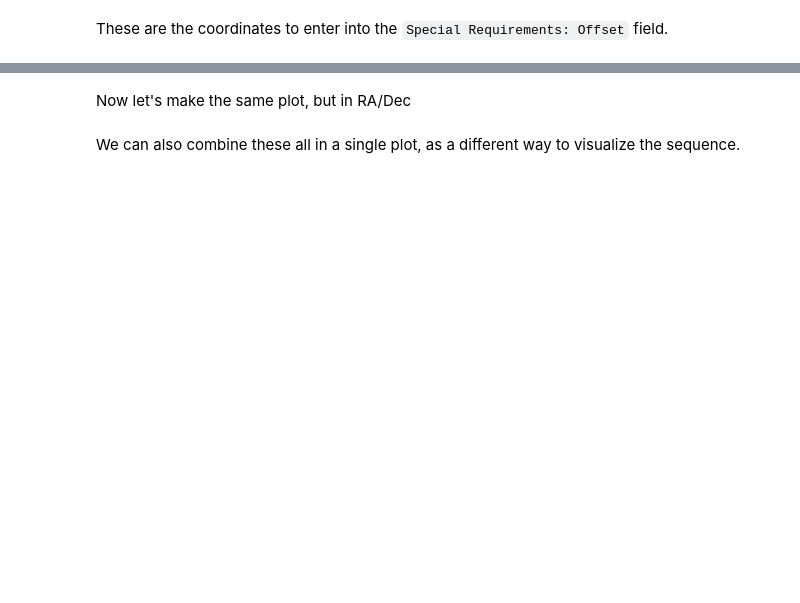
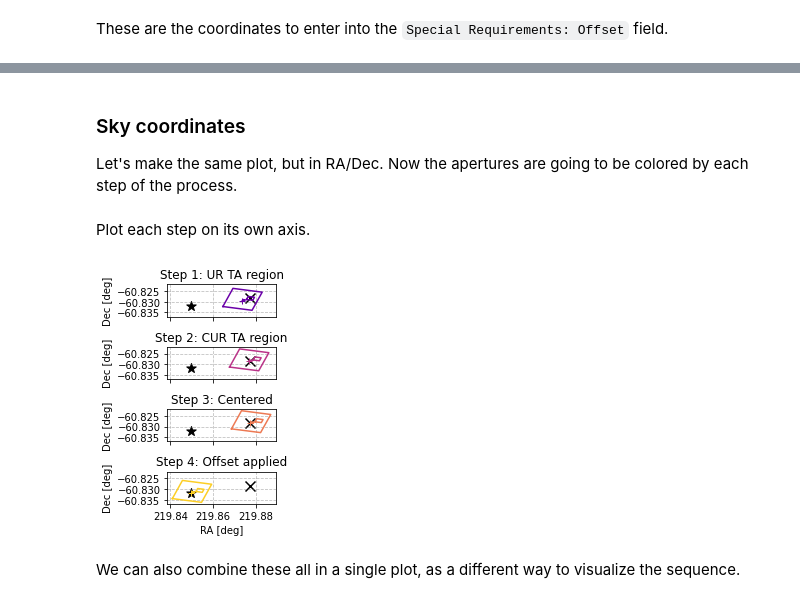
Before and after one commit to STScI-MIRI/Coronagraphy_ExampleNB, a Jupyter notebook: Offset_TA_pySIAF_tutorial.ipynb, the cells around one changed output, grey strips where cells are left out. Saved outputs shown, nothing was run; the diff lists cells and outputs as text; code cells hidden in the pictures; blank space fills up the shorter version.

```diff
--- a/Offset_TA_pySIAF_tutorial.ipynb
+++ b/Offset_TA_pySIAF_tutorial.ipynb
@@ -347,2 +392,4 @@ fig.tight_layout()
 # %% [markdown]
-Now let's make the same plot, but in RA/Dec
+### Sky coordinates
+
+Let's make the same plot, but in RA/Dec. Now the apertures are going to be colored by each step of the process.
@@ -350,0 +396,2 @@ import matplotlib.ticker as ticker
+# %%
+colors = mpl.cm.plasma(np.linspace(0.2, 0.9, 4))
@@ -351,3 +419,5 @@ import matplotlib.ticker as ticker
+# %% [markdown]
+Plot each step on its own axis.
 # %%
 epoch = 'epoch1'
 nrows = 4
@@ -382,15 +452,15 @@ ax.set_title(f"Step 1: UR TA region")
 aper = all_apers['UR']
 
 # the telescope is now pointing the *outer* TA region at the TA star
-v2, v3 = ta_aper.reference_point('tel')
+v2, v3 = aper.reference_point('tel')
 # compute the attitude matrix when we're pointing directly at the TA target
 attmat = pysiaf.utils.rotations.attitude_matrix(v2, v3,
                                                 ra=epoch_positions[epoch]['ta_star'].ra.deg,
                                                 dec=epoch_positions[epoch]['ta_star'].dec.deg,
                                                 pa=epoch_positions[epoch]['v3'])
-for k, aper in all_apers.items():
-    aper.set_attitude_matrix(attmat)
-    aper.plot(ax=ax, label=False, frame='sky', fill=False, c='grey')
+formatting = dict(c=colors[0], alpha=1, ls='-')
+plot_apers(ax, attmat, formatting)
+#plot_apers(ax, all_apers, attmat, {'c': colors[0]})
 
 
 
@@ -408,9 +478,9 @@ attmat = pysiaf.utils.rotations.attitude_matrix(v2, v3,
                                                 ra=epoch_positions[epoch]['ta_star'].ra.deg,
                                                 dec=epoch_positions[epoch]['ta_star'].dec.deg,
                                                 pa=epoch_positions[epoch]['v3'])
-for k, aper in all_apers.items():
-    aper.set_attitude_matrix(attmat)
-    aper.plot(ax=ax, label=False, frame='sky', fill=False, c='grey')
+formatting = dict(c=colors[1], alpha=1, ls='-')
+plot_apers(ax, attmat, formatting)
+
 
 
 # plot the final TA before the offset is applied
@@ -424,40 +494,42 @@ attmat = pysiaf.utils.rotations.attitude_matrix(v2, v3,
                                                 ra=epoch_positions[epoch]['ta_star'].ra.deg,
                                                 dec=epoch_positions[epoch]['ta_star'].dec.deg,
                                                 pa=epoch_positions[epoch]['v3'])
-for k, aper in all_apers.items():
-    aper.set_attitude_matrix(attmat)
-    aper.plot(ax=ax, label=False, frame='sky', fill=False, c='grey')
+formatting = dict(c=colors[2], alpha=1, ls='-')
+plot_apers(ax, attmat, formatting)
+
 
 
 ax = axes[3]
 ax.set_title("Step 4: Offset applied")
 # the telescope now slews to alpha Cen
 v2, v3 = coro1550.reference_point('tel')
 # compute the RA and Dec of the pointing using the offset values you found earlier
 # # note that you must CHANGE THE SIGN OF THE SLEW with respect to the previous plot
 # ra, dec = coro1550.idl_to_sky(*np.array(alphacen_coords_ta['UR']['ta']) + aC_slew)
 ra, dec = coro1550.idl_to_sky(*(-offsets[epoch]))
 
 attmat = pysiaf.utils.rotations.attitude_matrix(v2, v3,
                                                 ra=ra,
                                                 dec=dec,
                                                 pa=epoch_positions[epoch]['v3'])
-for k, aper in all_apers.items():
-    aper.set_attitude_matrix(attmat)
-    aper.plot(ax=ax, label=False, frame='sky', fill=False, c='grey')
+formatting = dict(c=colors[3], alpha=1, ls='-')
+plot_apers(ax, attmat, formatting)
+
 
 
 for ax in axes:
     # plot customizations
     ax.set_ylabel("Dec [deg]")
     ax.set_xlabel("RA [deg]")
     ax.label_outer()
     ax.set_aspect("equal")
-
+    ax.grid(True, ls='--', c='grey', alpha=0.5)
     # fix x-axis labels
     ax.xaxis.set_major_formatter(ticker.FormatStrFormatter('%0.2f'))
 
 fig.tight_layout()
+# %% [output]
+[figure, added]
 # %% [markdown]
 We can also combine these all in a single plot, as a different way to visualize the sequence.
 # %%
```
Also changed, not shown: parts of 15 cells of this notebook.
